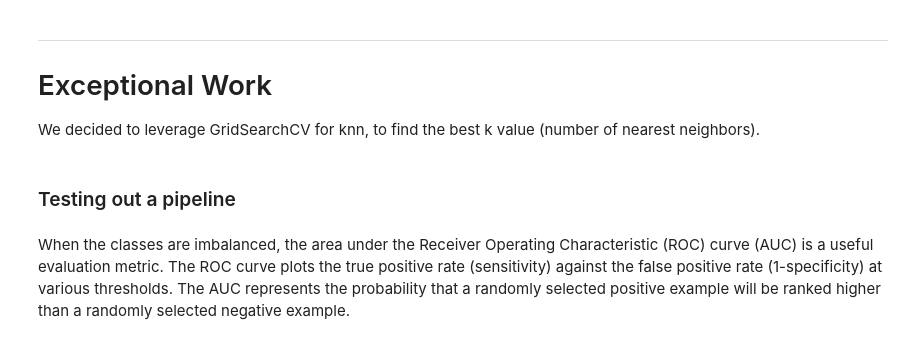
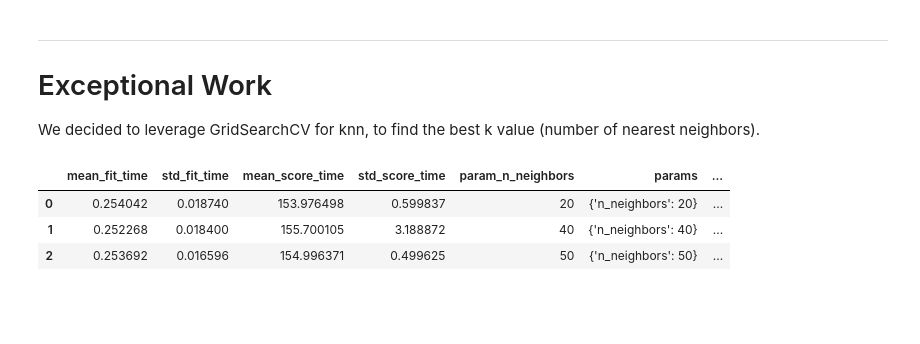
Before and after one commit to KendallScott/Machine-Learning, a Jupyter notebook: SVM and LR/Sunday/Lab_2.ipynb, the cells around one changed output. Cells and saved outputs as stored; diff of their text form; code cells hidden in the pictures; blank space fills up the shorter version.

```diff
--- a/SVM and LR/Sunday/Lab_2.ipynb
+++ b/SVM and LR/Sunday/Lab_2.ipynb
@@ -1237,5 +1232,3 @@ The model we created could be used by various environmental agencies, logging co
 # Exceptional Work
 
 We decided to leverage GridSearchCV for knn, to find the best k value (number of nearest neighbors).
-# %% [markdown]
-### Testing out a pipeline
@@ -1281,2 +1235,7 @@ print('Accuracy:', accuracy)
-# %% [markdown]
-When the classes are imbalanced, the area under the Receiver Operating Characteristic (ROC) curve (AUC) is a useful evaluation metric. The ROC curve plots the true positive rate (sensitivity) against the false positive rate (1-specificity) at various thresholds. The AUC represents the probability that a randomly selected positive example will be ranked higher than a randomly selected negative example.
+# %%
+GridSearch_Results
+# %% [output]
+|  | mean_fit_time | std_fit_time | mean_score_time | std_score_time | param_n_neighbors | params | ... |
+| 0 | 0.254042 | 0.018740 | 153.976498 | 0.599837 | 20 | {'n_neighbors': 20} | ... |
+| 1 | 0.252268 | 0.018400 | 155.700105 | 3.188872 | 40 | {'n_neighbors': 40} | ... |
+| 2 | 0.253692 | 0.016596 | 154.996371 | 0.499625 | 50 | {'n_neighbors': 50} | ... |
```
Also changed, not shown: parts of 5 cells of this notebook.
